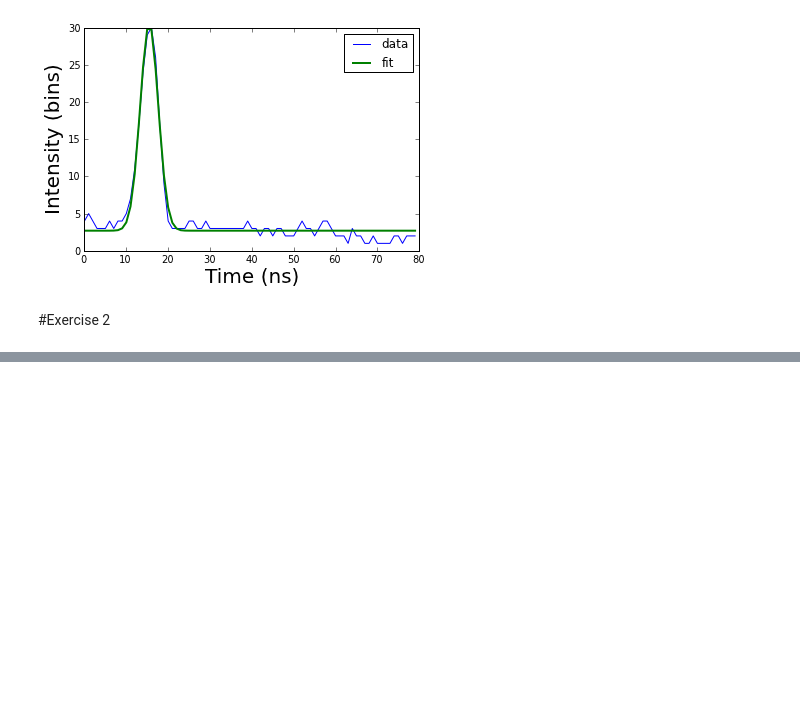
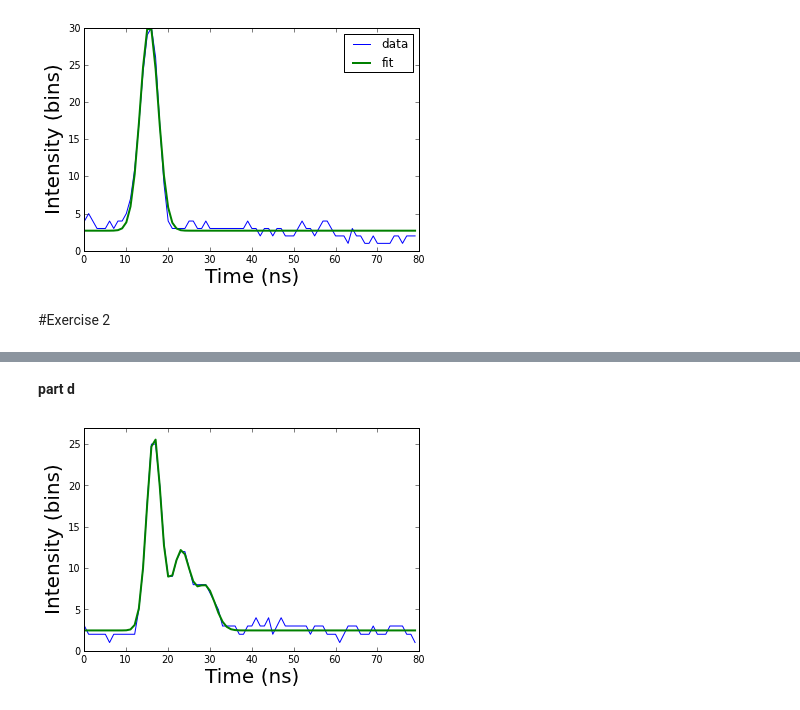
Before and after one commit to kbouch/PHYS202-S13, a Jupyter notebook: Week10/TuesdayActivities.ipynb, the cells around one changed output, grey strips where cells are left out. Cells and saved outputs as stored; diff of their text form; code cells hidden in the pictures; blank space fills up the shorter version.

```diff
--- a/Week10/TuesdayActivities.ipynb
+++ b/Week10/TuesdayActivities.ipynb
@@ -176,0 +195,3 @@ ylabel('Intensity (bins)',fontsize = 20.)
+# %%
+def model_2(t,B,A1,mu1,sigma1,A2,mu2,sigma2,A3,mu3,sigma3):
+    return B + (A1*np.exp(-((t-mu1)/sigma1)**2)) + (A2*np.exp(-((t-mu2)/sigma2)**2)) + (A3*np.exp(-((t-mu3)/sigma3)**2))
@@ -176,0 +200,8 @@ ylabel('Intensity (bins)',fontsize = 20.)
+# %%
+p02 = [3.,  25.,15.,6.,  12.,23.,8.,  8.,28.,10.]
+pnames=['B   ','A1  ','mu1 ','sig1','A2  ','mu2 ','sig2','A3  ','mu3 ','sig3']
+
+popt2,punc2 = curve_fit(model_2,t2,waveform_2,p02)
+
+for i in range(len(popt2)):
+    print 'optimized parameter '+pnames[i]+' is ',popt2[i],' with uncertainty ',np.sqrt(punc2[i,i]),' .'
@@ -176,0 +219,13 @@ ylabel('Intensity (bins)',fontsize = 20.)
+# %% [markdown]
+__part d__
+# %%
+ax2 = gca()
+
+ax2.plot(t2,waveform_2,'b-',linewidth=1.)
+ax2.plot(t2,model_2(t2,*popt2),'g-',linewidth=2.)
+xlabel('Time (ns)',fontsize = 20.)
+ylabel('Intensity (bins)',fontsize = 20.)
+ylim(0,27)
+legend(loc='best')
+# %% [output]
+[figure, added]
```
Also changed, not shown: parts of 7 cells of this notebook.
